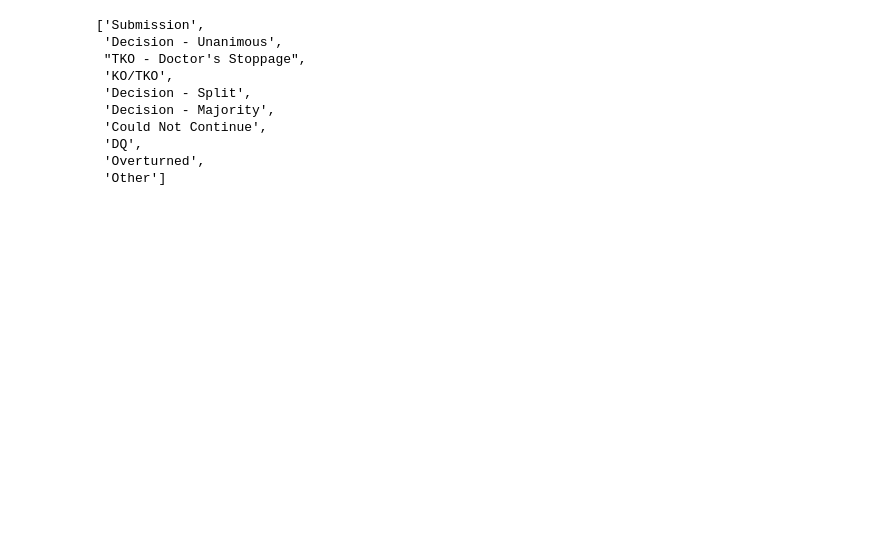
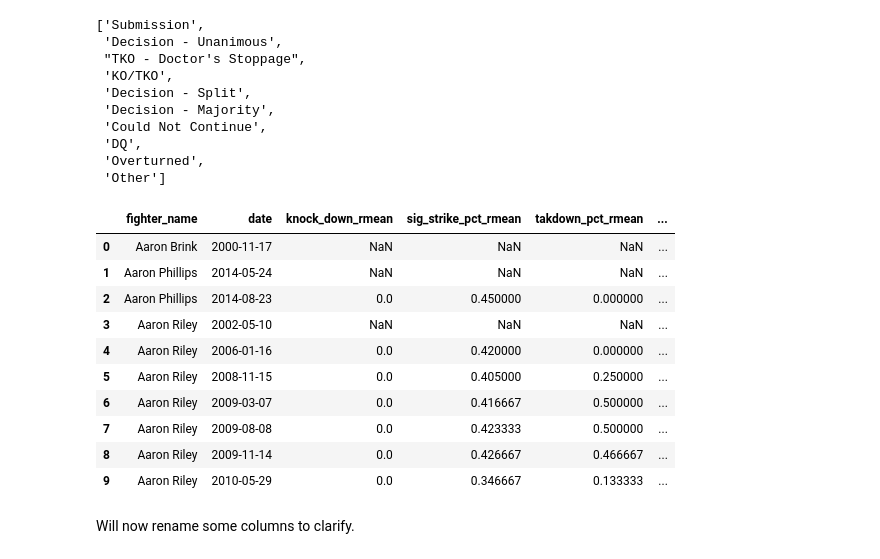
Before and after one commit to rahjetly/Springboard-DSC, a Jupyter notebook: Capstone/Main_Clean_Capstone.ipynb, the cells around one changed output. Cells and saved outputs as stored; diff of their text form; code cells hidden in the pictures; blank space fills up the shorter version.

```diff
--- a/Capstone/Main_Clean_Capstone.ipynb
+++ b/Capstone/Main_Clean_Capstone.ipynb
@@ -805,3 +808,19 @@ t_win
 # %%
 for x in t_win:
     df6[x] = df6['win_by'] == x
+# %%
+df6.head(10)
+# %% [output]
+|  | fighter_name | date | knock_down_rmean | sig_strike_pct_rmean | takdown_pct_rmean | ... |
+| 0 | Aaron Brink | 2000-11-17 | NaN | NaN | NaN | ... |
+| 1 | Aaron Phillips | 2014-05-24 | NaN | NaN | NaN | ... |
+| 2 | Aaron Phillips | 2014-08-23 | 0.0 | 0.450000 | 0.000000 | ... |
+| 3 | Aaron Riley | 2002-05-10 | NaN | NaN | NaN | ... |
+| 4 | Aaron Riley | 2006-01-16 | 0.0 | 0.420000 | 0.000000 | ... |
+| 5 | Aaron Riley | 2008-11-15 | 0.0 | 0.405000 | 0.250000 | ... |
+| 6 | Aaron Riley | 2009-03-07 | 0.0 | 0.416667 | 0.500000 | ... |
+| 7 | Aaron Riley | 2009-08-08 | 0.0 | 0.423333 | 0.500000 | ... |
+| 8 | Aaron Riley | 2009-11-14 | 0.0 | 0.426667 | 0.466667 | ... |
+| 9 | Aaron Riley | 2010-05-29 | 0.0 | 0.346667 | 0.133333 | ... |
+# %% [markdown]
+Will now rename some columns to clarify.
```
Also changed, not shown: parts of 16 cells of this notebook, 1 other file.
